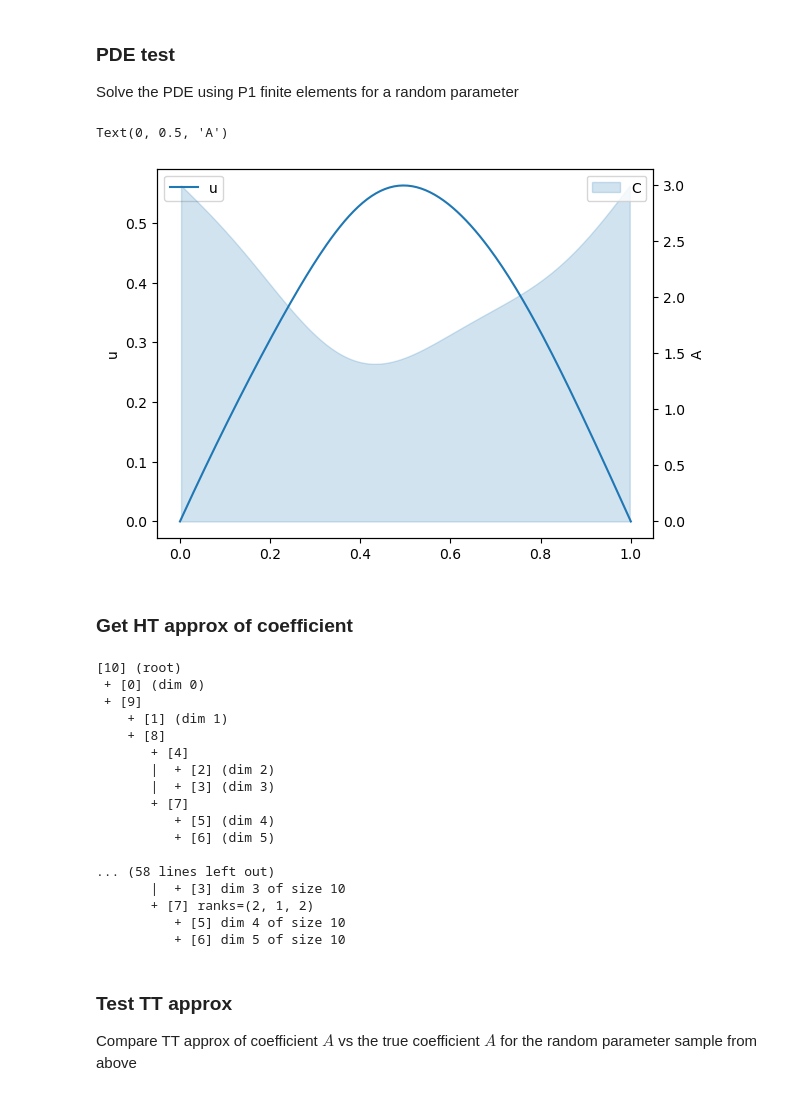
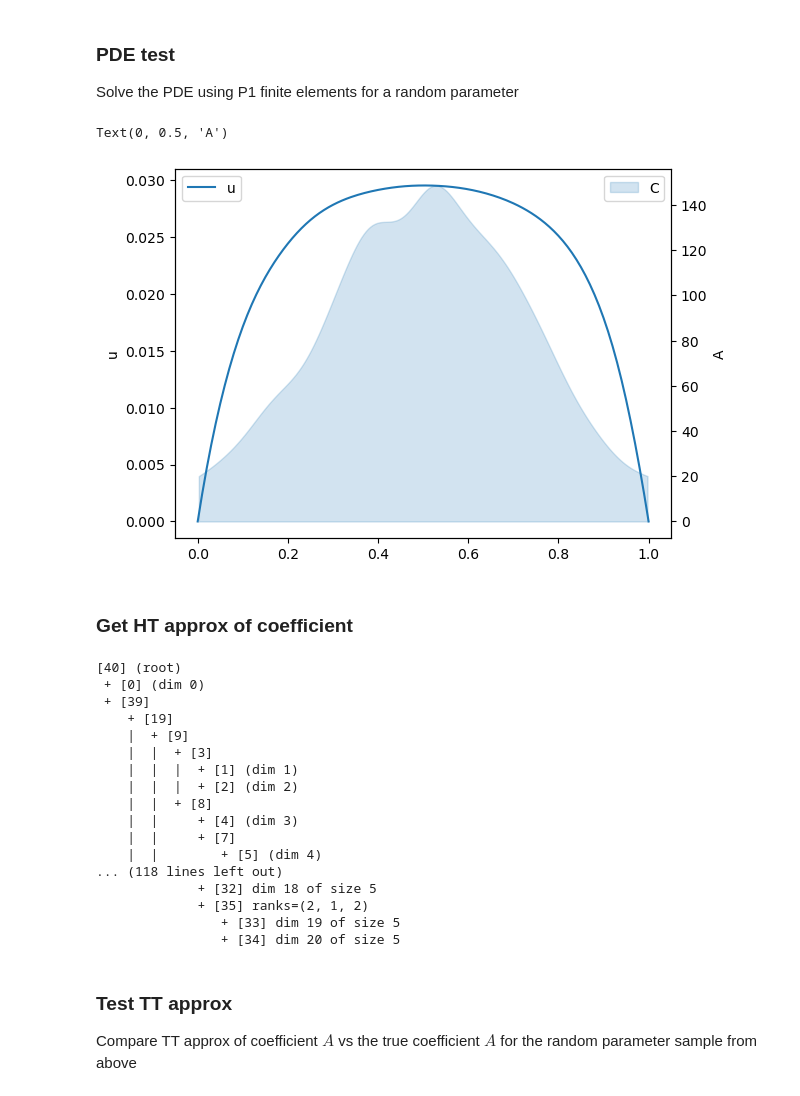
Before and after one commit to huberbenno/TT-IRT, a Jupyter notebook: python/htucker/tree_als_cross_test.ipynb, the cells around one changed output. Saved outputs shown, nothing was run; the diff lists cells and outputs as text; code cells hidden in the pictures.

```diff
--- a/python/htucker/tree_als_cross_test.ipynb
+++ b/python/htucker/tree_als_cross_test.ipynb
@@ -108,15 +108,15 @@ class diffusion_coeff:
                       * (x[k]/(self.Ny-1) - 0.5) * self.var)
       # c[i] += np.sum(k**-2. * np.sin(np.pi*k*x[0]/(self.Nx-1)) \
                       # * (x[k+1]/(self.Ny-1) - 0.5) * self.var)
-    return c
+    return np.exp(c)
 # %% [markdown]
 ### PDE test
 
 Solve the PDE using P1 finite elements for a random parameter
 # %%
 Nx = 200    # spatial resolution
-Ny = 10       # parameter resolution
-n_a_param = 5 # number of parameters for diffusion coeff
+Ny = 5       # parameter resolution
+n_a_param = 20 # number of parameters for diffusion coeff
 n_param = n_a_param
 offset = 3   # parameter mean
 var = 4       # 'variance' of the parameters
@@ -126,51 +126,52 @@ v_min, v_max = -10, 10
 rng = np.random.default_rng()
 y = rng.uniform(0, Ny-1, n_a_param)
 v = rng.uniform(v_min, v_max)
 # X = np.hstack([np.arange(Nx).reshape((-1,1)), np.zeros((Nx,1)), np.tile(y, [Nx,1])])
 X = np.hstack([np.arange(Nx).reshape((-1,1)), np.tile(y, [Nx,1])])
 
 cfun = diffusion_coeff(Nx, Ny, offset, var)
 
 C_true = cfun(X)
 
 PDE_fun = SimplePDE(Nx)
 
 U = PDE_fun.solve([[C_true.reshape(-1,1), np.ones((1,1))], [np.ones((1,1))]])
 # U = PDE_fun.solve([[C_true.reshape(-1,1), v * np.ones((1,1)), np.ones((1,1))], [np.ones((1,1))]])
 U = np.ravel(U[0])
 
 fig, ax = plt.subplots()
 ax2 = ax.twinx()
 
 x = np.arange(Nx+1) / Nx
 midpoints = (np.arange(Nx) + 0.5) / Nx
 p = ax.plot(x, U, label='u')
 ax2.fill_between((np.arange(len(C_true)) + 0.5) / (len(C_true)), C_true, alpha=0.2, color=p[0].get_color(), label='C')
 
 ax.set_ylabel('u')
 ax.legend(loc='upper left')
 ax2.legend(loc='upper right')
 ax2.set_ylabel('A')
 # %% [output]
 Text(0, 0.5, 'A')
-[figure, old version]
+[figure, new version]
 # %% [markdown]
 ### Get HT approx of coefficient
 # %%
 from tree import Tree
 from tree_tensor import TreeBasedTensor
 from tree_cross import TreeCross
+from tree_util import balanced_binary_tupletree, linear_tupletree
 
-tol = 1e-12
+tol = 1e-3
 param_shape = tuple([Ny] * n_param)
 
-tree = Tree.from_tupletree((0,(1,((2,3), (4,5)))))
+tree = Tree.from_tupletree(balanced_binary_tupletree(n_param))
 # tree = Tree.from_tupletree((0,(1,2)))
 tree.print()
 C_a = TreeBasedTensor.randn(tree, (Nx,) + param_shape, Ny)
 
 cross = TreeCross(C_a)
-cross.run(cfun, n_iter=50, eps=tol, kickrank=8, verbose=True)
+cross.run(cfun, n_iter=50, eps=tol, kickrank=1, verbose=True)
 C_a.round(tol=tol)
 C_a.print()
 # # random init tensor
@@ -179,23 +180,23 @@ C_a.print()
 # C_a = tt.cross.rect_cross.cross(cfun, C_a, eps = 1e-8, kickrank=1)
 # C_a = C_a.round(1e-12)
 # %% [output]
-[10] (root)
+[40] (root)
  + [0] (dim 0)
- + [9]
-    + [1] (dim 1)
-    + [8]
-       + [4]
-       |  + [2] (dim 2)
-       |  + [3] (dim 3)
-       + [7]
-          + [5] (dim 4)
-          + [6] (dim 5)
-
-... (58 lines left out)
-       |  + [3] dim 3 of size 10
-       + [7] ranks=(2, 1, 2)
-          + [5] dim 4 of size 10
-          + [6] dim 5 of size 10
+ + [39]
+    + [19]
+    |  + [9]
+    |  |  + [3]
+    |  |  |  + [1] (dim 1)
+    |  |  |  + [2] (dim 2)
+    |  |  + [8]
+    |  |     + [4] (dim 3)
+    |  |     + [7]
+    |  |        + [5] (dim 4)
+... (118 lines left out)
+             + [32] dim 18 of size 5
+             + [35] ranks=(2, 1, 2)
+                + [33] dim 19 of size 5
+                + [34] dim 20 of size 5
 # %% [markdown]
 ### Test TT approx
 
```
Also changed, not shown: parts of 5 cells of this notebook, 8 other files.
